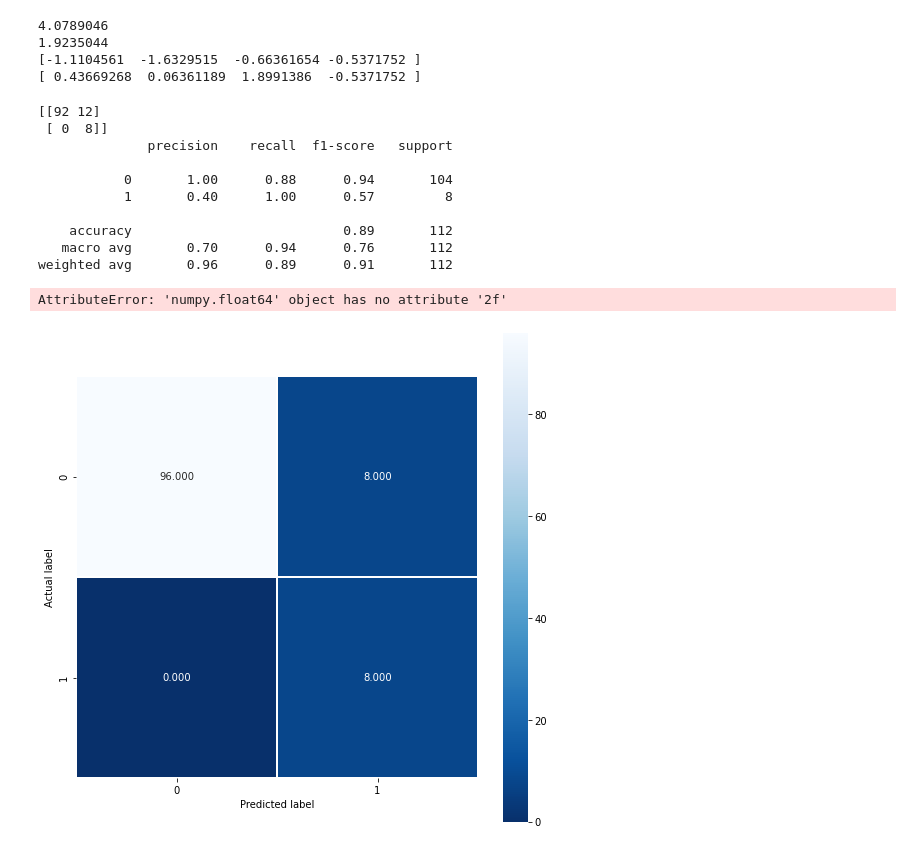
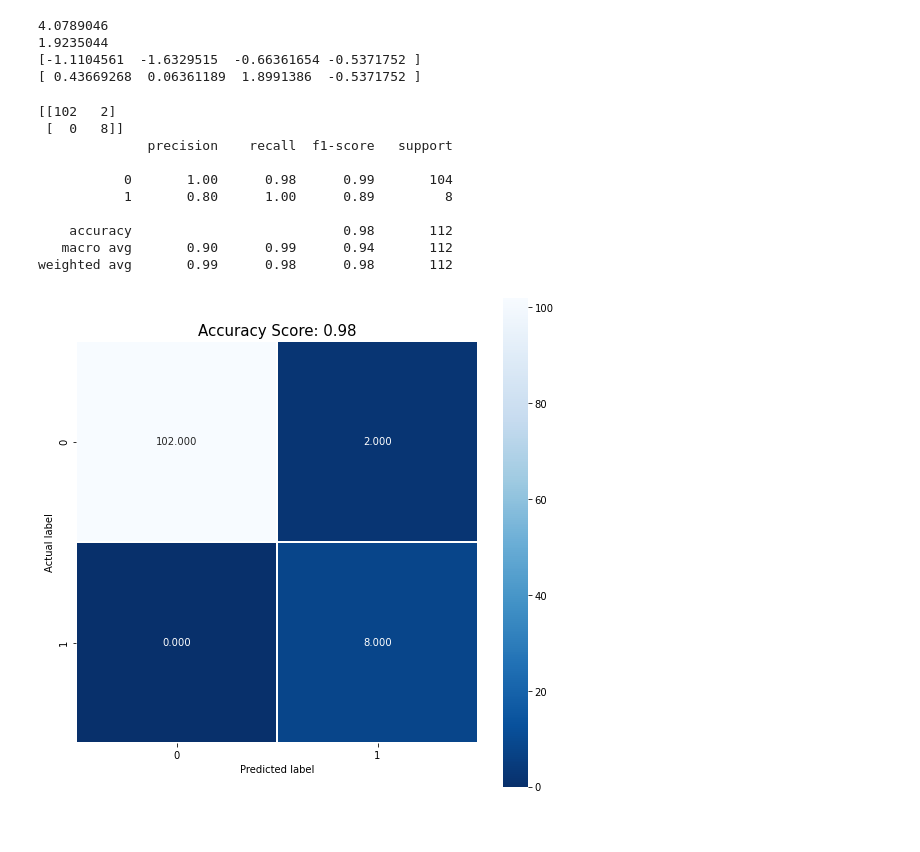
Before and after one commit to dbadner/CorePhotosMachineLearning, a Jupyter notebook: TrainNumberClassifier.ipynb, the cells around one changed output. Drawn from its saved outputs; the diff is of its cells as text; code cells hidden in the pictures.

Commit message:
implemented polynomial svm model to classify words as depth numbers, using jupyter notebook TrainNumberClassifier.

```diff
--- a/TrainNumberClassifier.ipynb
+++ b/TrainNumberClassifier.ipynb
@@ -21,19 +21,16 @@ for i, row in enumerate(open(datasetPath)):
     label = int(row[0])
     datarow = np.array([x for x in row[1:6]], dtype="float32")
 
-    print(datarow)
+    #print(datarow)
 
     dataList.append(datarow)
     labelList.append(label)
 data = np.array(dataList, dtype="float32")
 labels = np.array(labelList, dtype="int")
 
+#then scale the data
+sc = StandardScaler()
+data = sc.fit_transform(data)
+
 # Split dataset into training set and test set
 X_train, X_test, y_train, y_test = train_test_split(data, labels, test_size=0.3, random_state=3) # 70% training and 30% test
-
-# Feature Scaling
-#from sklearn.preprocessing import StandardScaler
-
-#sc = StandardScaler()
-#X_train = sc.fit_transform(X_train)
-#X_test = sc.transform(X_test)
@@ -207,26 +252,25 @@ F1 Score: 0.5925925925925926
 print(confusion_matrix(y_test,y_pred))
 print(classification_report(y_test,y_pred))
 # %% [output]
-[[92 12]
- [ 0  8]]
+[[102   2]
+ [  0   8]]
               precision    recall  f1-score   support
 
-           0       1.00      0.88      0.94       104
-           1       0.40      1.00      0.57         8
+           0       1.00      0.98      0.99       104
+           1       0.80      1.00      0.89         8
 
-    accuracy                           0.89       112
-   macro avg       0.70      0.94      0.76       112
-weighted avg       0.96      0.89      0.91       112
+    accuracy                           0.98       112
+   macro avg       0.90      0.99      0.94       112
+weighted avg       0.99      0.98      0.98       112
 # %%
 score = clf.score(X_test, y_test)
 cm = metrics.confusion_matrix(y_test, y_pred)
 
 plt.figure(figsize=(9,9))
 sns.heatmap(cm, annot=True, fmt=".3f", linewidths=.5, square = True, cmap = 'Blues_r');
 plt.ylabel('Actual label');
 plt.xlabel('Predicted label');
-all_sample_title = 'Accuracy Score: {0.2f}'.format(score)
+all_sample_title = 'Accuracy Score: {:.2f}'.format(score)
 plt.title(all_sample_title, size = 15);
 # %% [output]
-AttributeError: 'numpy.float64' object has no attribute '2f'
-[figure, old version]
+[figure, new version]
```
Also changed, not shown: parts of 6 cells of this notebook, 6 other files.
